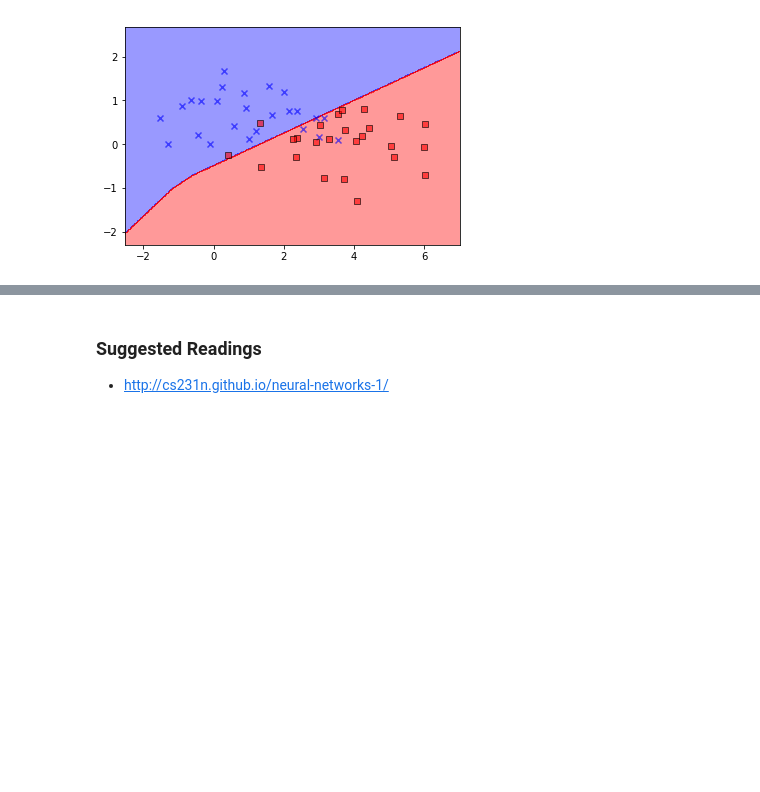
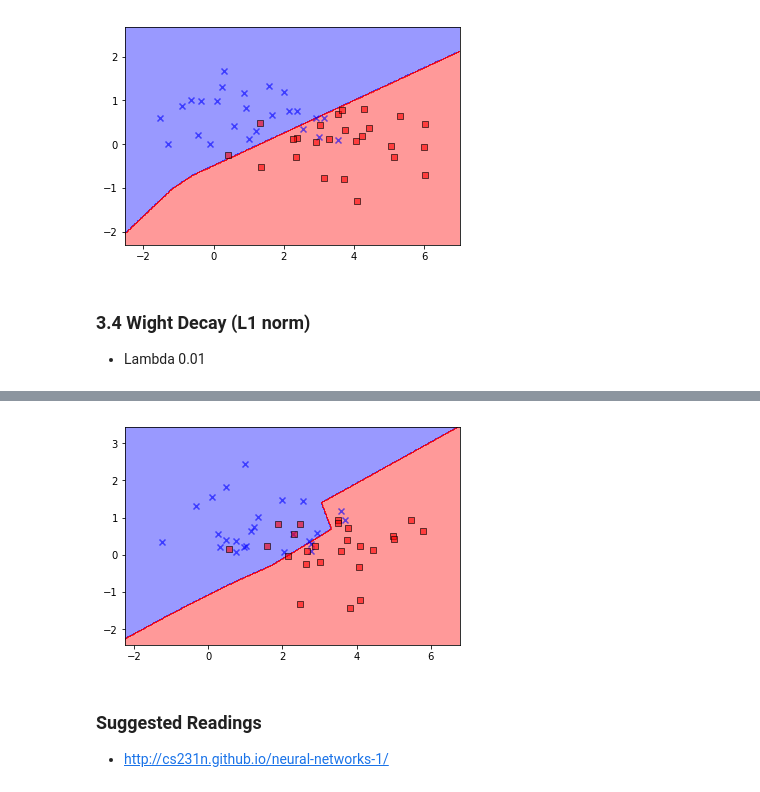
Before and after one commit to hyun910219/PytorchTutorial, a Jupyter notebook: PT3/2_Weight_decay.ipynb, the cells around one changed output, grey strips where cells are left out. Cells and saved outputs as stored; diff of their text form; code cells hidden in the pictures; blank space fills up the shorter version.

```diff
--- a/PT3/2_Weight_decay.ipynb
+++ b/PT3/2_Weight_decay.ipynb
@@ -191,3 +199,42 @@ plot_decision_region(x,y,model)
 # %% [output]
 done with 20001 epochs, loss : 0.292
 [figure]
+# %% [markdown]
+### 3.4 Wight Decay (L1 norm)
+- Lambda 0.01
+# %%
+INPUT_SIZE= 2
+HIDDEN_SIZE=20
+OUTPUT_SIZE=1
+LR=0.05
+L1_LAMBDA=1
+
+model = NN(INPUT_SIZE, HIDDEN_SIZE, OUTPUT_SIZE)
+loss_function =nn.BCELoss()
+optimizer = optim.SGD(model.parameters(),lr=LR, weight_decay=LAMBDA) # l2 norm
+
+def train_nn_l1(x,y,model,loss_function, optimizer,max_try=20000):
+    """
+    max_try만큼 epoch을 돌거나
+    loss가 0.1보다 작아지면 학습이 끝나는 메소드
+    """
+    epoch = 0
+    loss = Variable(torch.Tensor([1.]))
+    while loss.data[0]>0.1 and epoch<=max_try:
+        model.zero_grad()
+        pred = model(x)
+        loss = loss_function(pred,y)
+        l1_loss= 0
+        for p in model.parameters():
+            l1_loss+= torch.sum(torch.abs(p.data))
+        loss+= L1_LAMBDA * l1_loss
+        loss.backward()
+        optimizer.step()
+        epoch+=1
+    print("done with %d epochs, loss : %.3f" % (epoch,loss.data[0]))
+
+    return model
+
+model = train_nn_l1(x, y,model,loss_function, optimizer)
+plot_decision_region(x,y,model)
+# %% [output]
@@ -194,3 +242,4 @@ done with 20001 epochs, loss : 0.292
+[figure, added]
 # %% [markdown]
 ### Suggested Readings
 - http://cs231n.github.io/neural-networks-1/
```
Also changed, not shown: parts of 8 cells of this notebook, 33 other files.
